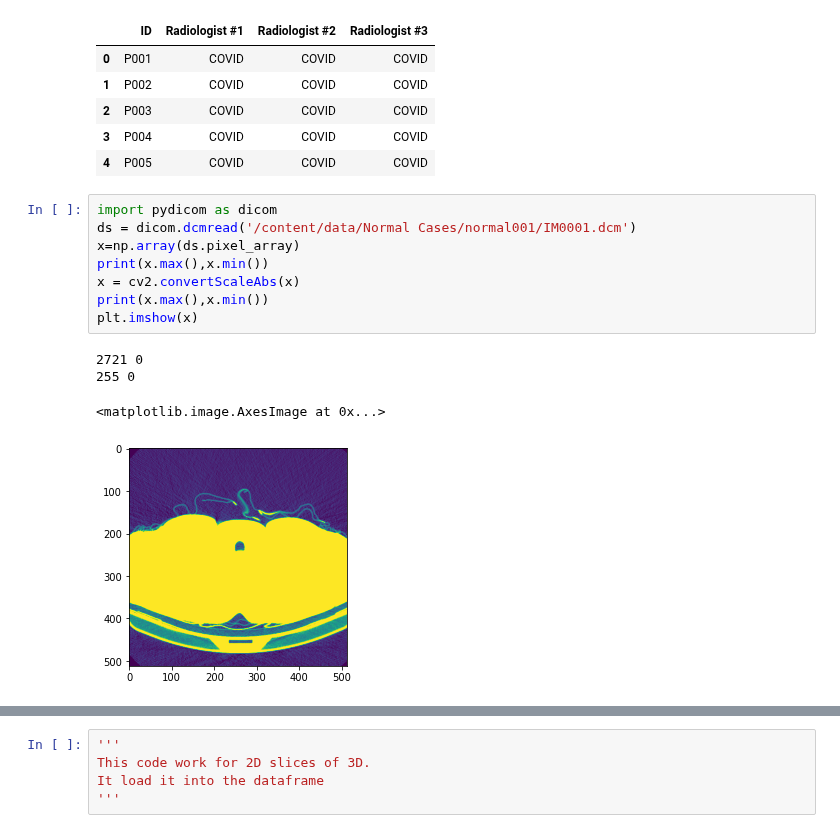
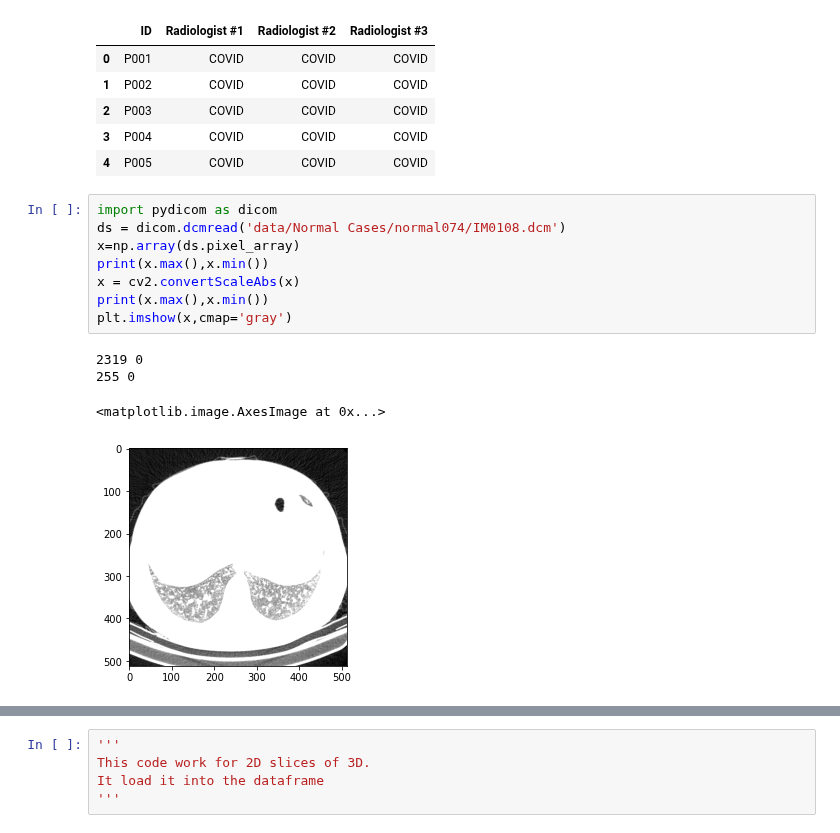
Before and after one commit to talhaanwarch/my_pytorch, a Jupyter notebook: coivd_tpu.ipynb, the cells around one changed output, grey strips where cells are left out. Cells and saved outputs as stored; diff of their text form.

```diff
--- a/coivd_tpu.ipynb
+++ b/coivd_tpu.ipynb
@@ -76,14 +85,14 @@ df.head()
 | 4 | P005 | COVID | COVID | COVID |
 # %%
 import pydicom as dicom
-ds = dicom.dcmread('/content/data/Normal Cases/normal001/IM0001.dcm')
+ds = dicom.dcmread('data/Normal Cases/normal074/IM0108.dcm')
 x=np.array(ds.pixel_array)
 print(x.max(),x.min())
 x = cv2.convertScaleAbs(x)
 print(x.max(),x.min())
-plt.imshow(x)
+plt.imshow(x,cmap='gray')
 # %% [output]
-2721 0
+2319 0
 255 0
 <matplotlib.image.AxesImage at 0x...>
-[figure, old version]
+[figure, new version]
```
Also changed, not shown: parts of 15 cells of this notebook.
